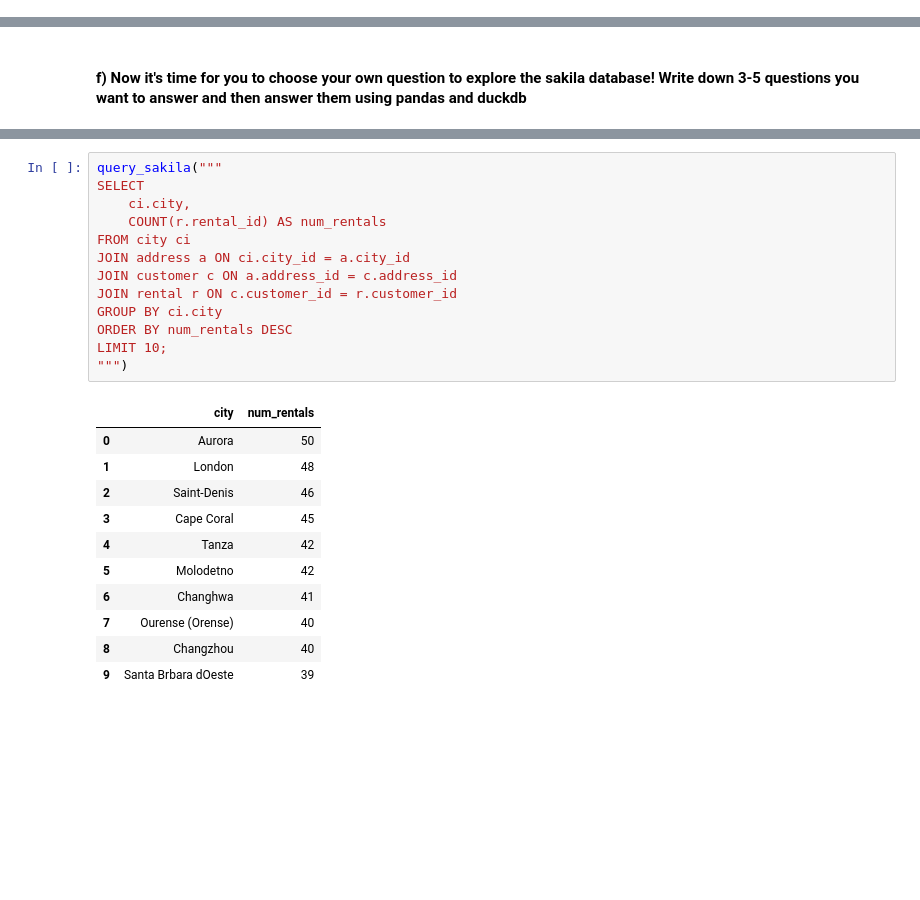
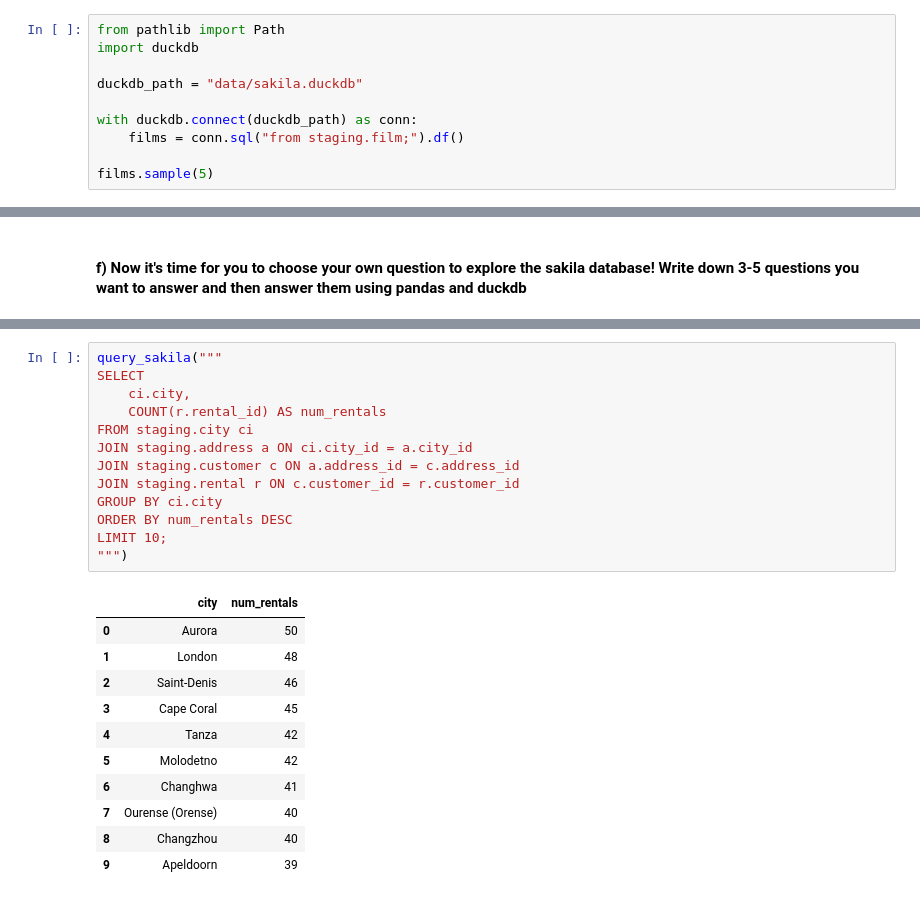
Before and after one commit to hazajijan-prog/sakila_lab_haza_jijan, a Jupyter notebook: sakila_ingestion.ipynb, the cells around one changed output, grey strips where cells are left out. Drawn from its saved outputs; the diff is of its cells as text; blank space fills up the shorter version.

```diff
--- a/sakila_ingestion.ipynb
+++ b/sakila_ingestion.ipynb
@@ -19,0 +11,10 @@ CALL sqlite_attach ('data/sqlite-sakila.db');
+# %%
+from pathlib import Path
+import duckdb
+
+duckdb_path = "data/sakila.duckdb"
+
+with duckdb.connect(duckdb_path) as conn:
+    films = conn.sql("from staging.film;").df()
+
+films.sample(5)
@@ -280,25 +250,25 @@ This question identifies which city rents the most films.
 # %%
 query_sakila("""
 SELECT
     ci.city,
     COUNT(r.rental_id) AS num_rentals
-FROM city ci
-JOIN address a ON ci.city_id = a.city_id
-JOIN customer c ON a.address_id = c.address_id
-JOIN rental r ON c.customer_id = r.customer_id
+FROM staging.city ci
+JOIN staging.address a ON ci.city_id = a.city_id
+JOIN staging.customer c ON a.address_id = c.address_id
+JOIN staging.rental r ON c.customer_id = r.customer_id
 GROUP BY ci.city
 ORDER BY num_rentals DESC
 LIMIT 10;
 """)
 # %% [output]
 |  | city | num_rentals |
 | 0 | Aurora | 50 |
 | 1 | London | 48 |
 | 2 | Saint-Denis | 46 |
 | 3 | Cape Coral | 45 |
 | 4 | Tanza | 42 |
 | 5 | Molodetno | 42 |
 | 6 | Changhwa | 41 |
 | 7 | Ourense (Orense) | 40 |
 | 8 | Changzhou | 40 |
-| 9 | Santa Brbara dOeste | 39 |
+| 9 | Apeldoorn | 39 |
```
Also changed, not shown: parts of 31 cells of this notebook, 15 other files.
